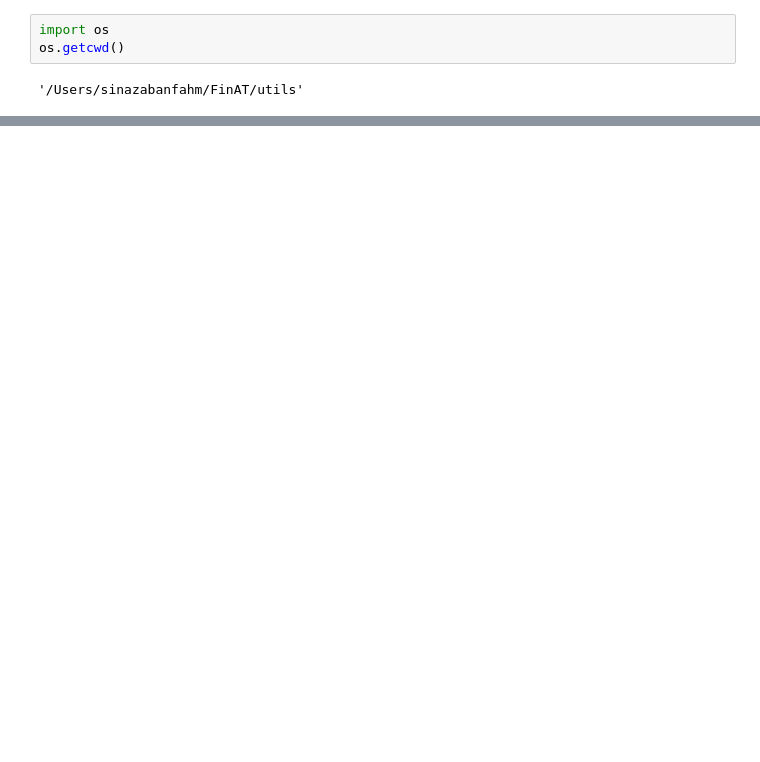
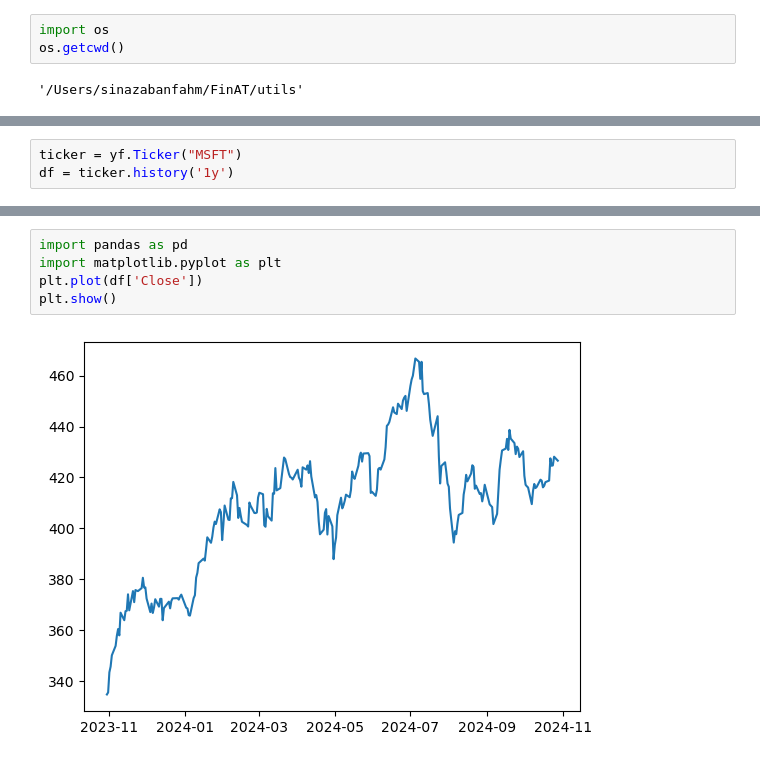
Before and after one commit to Sina-Zabanfahm/Fin_AT, a Jupyter notebook: utils/msft_exp_smoothing.ipynb, the cells around one changed output, grey strips where cells are left out. Cells and saved outputs as stored; diff of their text form; blank space fills up the shorter version.

```diff
--- a/utils/msft_exp_smoothing.ipynb
+++ b/utils/msft_exp_smoothing.ipynb
@@ -33,0 +36,3 @@ plt.show()
+# %%
+ticker = yf.Ticker("MSFT")
+df = ticker.history('1y')
@@ -33,0 +93,7 @@ plt.show()
+# %%
+import pandas as pd
+import matplotlib.pyplot as plt
+plt.plot(df['Close'])
+plt.show()
+# %% [output]
+[figure, added]
```
Also changed, not shown: parts of 10 cells of this notebook, 1 other file.
